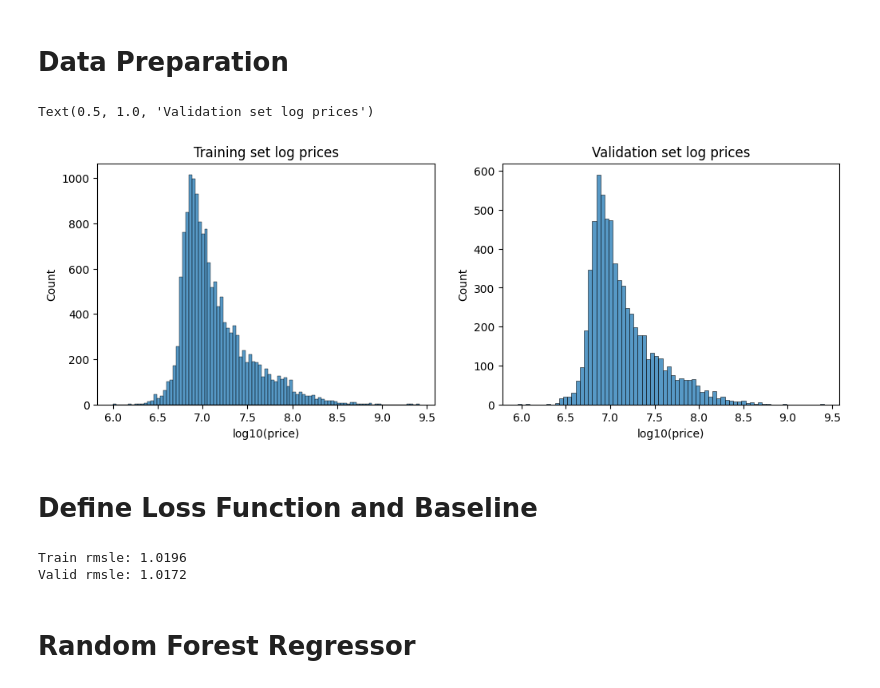
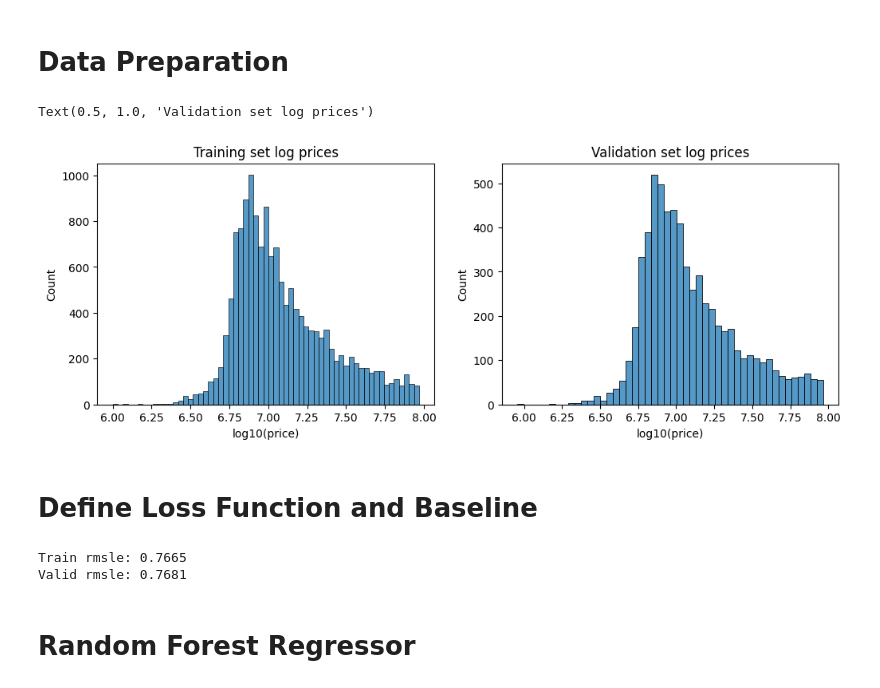
Before and after one commit to P1NHE4D/TDT4173-Prosjekt, a Jupyter notebook: notebook_alexander.ipynb, the cells around one changed output. Drawn from its saved outputs; the diff is of its cells as text; code cells hidden in the pictures.

```diff
--- a/notebook_alexander.ipynb
+++ b/notebook_alexander.ipynb
@@ -143,0 +145,2 @@ data_train.head()
+# %%
+data_train['area_total'] = (data_train['area_total'] + 1).transform(np.log)
@@ -143,0 +154,8 @@ data_train.head()
+# %%
+factor = 3
+upper_lim = data_train['price'].mean () + data_train['price'].std () * factor
+lower_lim = data_train['price'].mean () - data_train['price'].std () * factor
+
+data_train = data_train[(data_train['price'] < upper_lim) & (data_train['price'] > lower_lim)]
+
+sns.pairplot(data_train[['area_total', 'distance', 'floor', 'rooms', 'price']])
@@ -160,18 +181,18 @@ sns.heatmap(data_train.corr(), ax=ax, annot=True)
 # %%
 from sklearn.model_selection import train_test_split
 
-X = data_train[['distance', 'area_total', 'floor', 'rooms']]
+X = data_train[['distance', 'area_total', 'floor', 'rooms', 'parking', 'stories', 'constructed', 'district']]
 y = data_train['price']
 
 X_train, X_val, y_train, y_val = train_test_split(X, y, test_size=0.3, stratify=np.log(data_train.price).round())
 
 fig, (ax1, ax2) = plt.subplots(figsize=(12, 4), ncols=2, dpi=100)
 sns.histplot(np.log10(y_train).rename('log10(price)'), ax=ax1)
 sns.histplot(np.log10(y_val).rename('log10(price)'), ax=ax2)
 ax1.set_title('Training set log prices'); ax2.set_title('Validation set log prices')
 # %% [output]
 Text(0.5, 1.0, 'Validation set log prices')
-[figure, old version]
+[figure, new version]
 # %% [markdown]
 # Define Loss Function and Baseline
 # %%
@@ -179,10 +200,11 @@ from sklearn.metrics import mean_squared_log_error
 
 def root_mean_squared_log_error(y_true, y_pred):
     # Alternatively: sklearn.metrics.mean_squared_log_error(y_true, y_pred) ** 0.5
-    assert (y_true >= 0).all()
-    assert (y_pred >= 0).all()
-    log_error = np.log1p(y_pred) - np.log1p(y_true)  # Note: log1p(x) = log(1 + x)
-    return np.mean(log_error ** 2) ** 0.5
+    # assert (y_true >= 0).all()
+    # assert (y_pred >= 0).all()
+    # log_error = np.log1p(y_pred) - np.log1p(y_true)  # Note: log1p(x) = log(1 + x)
+    # return np.mean(log_error ** 2) ** 0.5
+    return np.sqrt(mean_squared_log_error(y_true, y_pred))
 
 mean = y_train.mean()
 y_train_hat = np.full(len(y_train), mean)
@@ -190,8 +212,8 @@ y_val_hat = np.full(len(y_val), mean)
 print(f'Train rmsle: {root_mean_squared_log_error(y_true=y_train, y_pred=y_train_hat) :.4f}')
 print(f'Valid rmsle: {root_mean_squared_log_error(y_true=y_val, y_pred=y_val_hat) :.4f}')
 # %% [output]
-Train rmsle: 1.0196
-Valid rmsle: 1.0172
+Train rmsle: 0.7665
+Valid rmsle: 0.7681
 # %% [markdown]
 # Random Forest Regressor
 # %%
```
Also changed, not shown: parts of 15 cells of this notebook.
